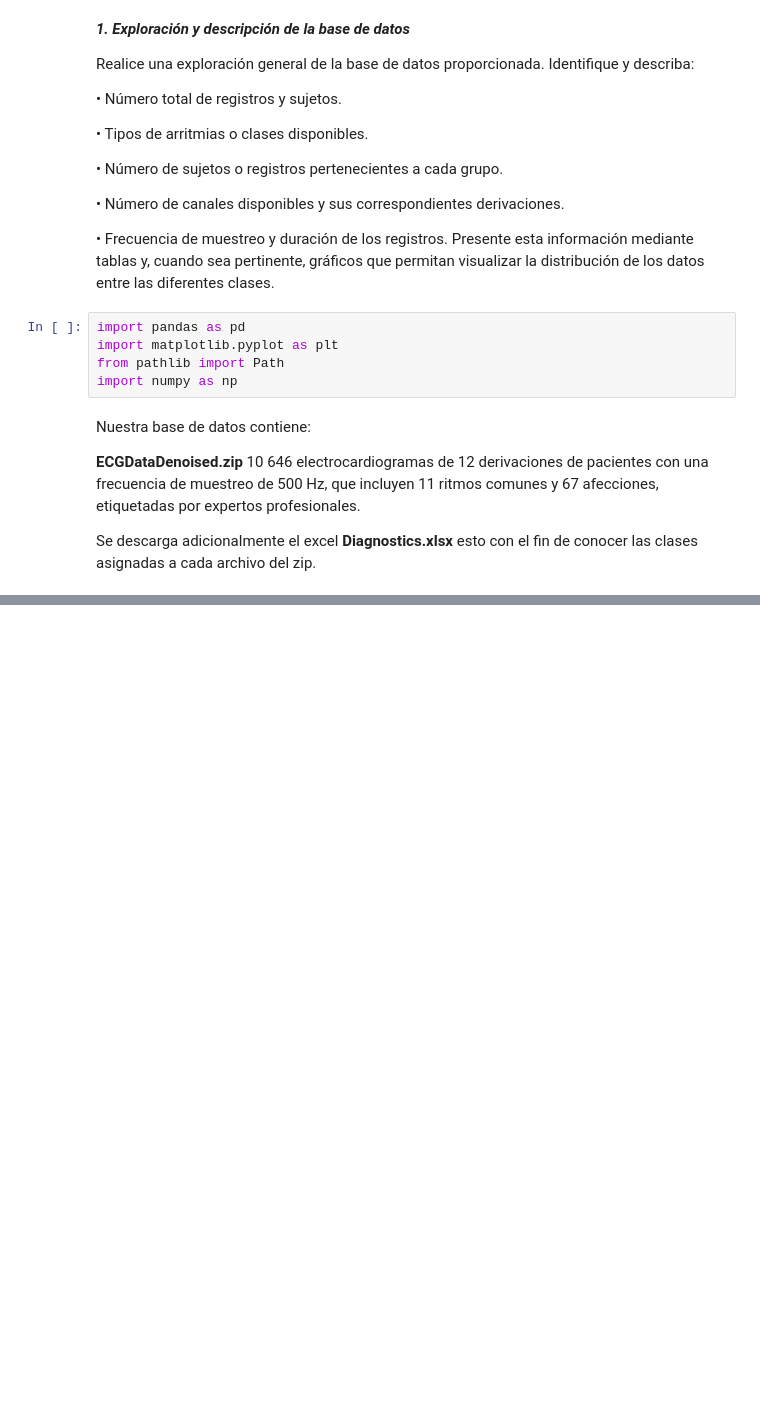
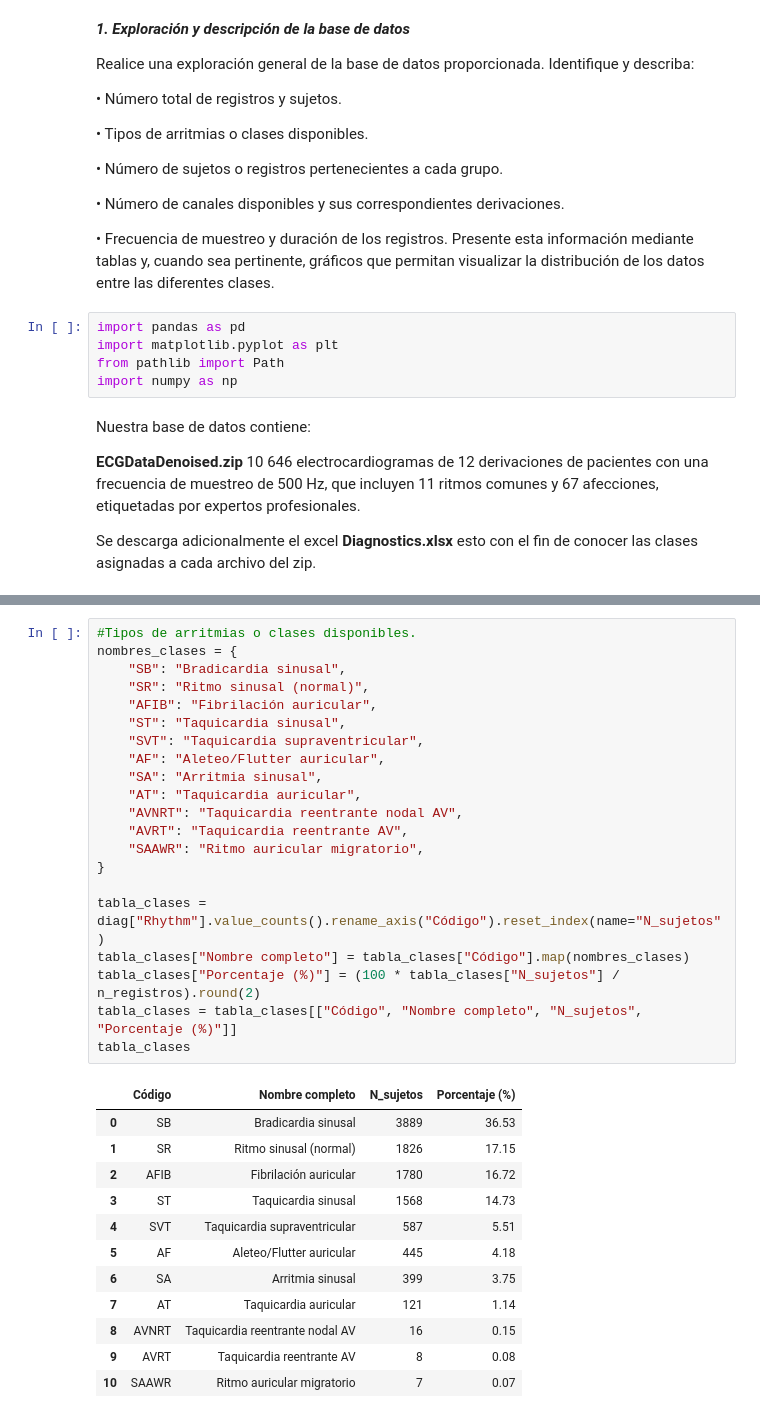
Before and after one commit to valentinamoralese/Biose-ales-Valentina-Morales-Paula-Garcia, a Jupyter notebook: Practica2_SegundaParte_Vale_Paula.ipynb, the cells around one changed output, grey strips where cells are left out. Saved outputs shown, nothing was run; the diff lists cells and outputs as text; blank space fills up the shorter version.

```diff
--- a/Practica2_SegundaParte_Vale_Paula.ipynb
+++ b/Practica2_SegundaParte_Vale_Paula.ipynb
@@ -71,0 +83,34 @@ TypeError: 'WindowsPath' object is not subscriptable
+# %%
+#Tipos de arritmias o clases disponibles.
+nombres_clases = {
+    "SB": "Bradicardia sinusal",
+    "SR": "Ritmo sinusal (normal)",
+    "AFIB": "Fibrilación auricular",
+    "ST": "Taquicardia sinusal",
+    "SVT": "Taquicardia supraventricular",
+    "AF": "Aleteo/Flutter auricular",
+    "SA": "Arritmia sinusal",
+    "AT": "Taquicardia auricular",
+    "AVNRT": "Taquicardia reentrante nodal AV",
+    "AVRT": "Taquicardia reentrante AV",
+    "SAAWR": "Ritmo auricular migratorio",
+}
+
+tabla_clases = diag["Rhythm"].value_counts().rename_axis("Código").reset_index(name="N_sujetos")
+tabla_clases["Nombre completo"] = tabla_clases["Código"].map(nombres_clases)
+tabla_clases["Porcentaje (%)"] = (100 * tabla_clases["N_sujetos"] / n_registros).round(2)
+tabla_clases = tabla_clases[["Código", "Nombre completo", "N_sujetos", "Porcentaje (%)"]]
+tabla_clases
+# %% [output]
+|  | Código | Nombre completo | N_sujetos | Porcentaje (%) |
+| 0 | SB | Bradicardia sinusal | 3889 | 36.53 |
+| 1 | SR | Ritmo sinusal (normal) | 1826 | 17.15 |
+| 2 | AFIB | Fibrilación auricular | 1780 | 16.72 |
+| 3 | ST | Taquicardia sinusal | 1568 | 14.73 |
+| 4 | SVT | Taquicardia supraventricular | 587 | 5.51 |
+| 5 | AF | Aleteo/Flutter auricular | 445 | 4.18 |
+| 6 | SA | Arritmia sinusal | 399 | 3.75 |
+| 7 | AT | Taquicardia auricular | 121 | 1.14 |
+| 8 | AVNRT | Taquicardia reentrante nodal AV | 16 | 0.15 |
+| 9 | AVRT | Taquicardia reentrante AV | 8 | 0.08 |
+| 10 | SAAWR | Ritmo auricular migratorio | 7 | 0.07 |
```
Also changed, not shown: parts of 14 cells of this notebook.
